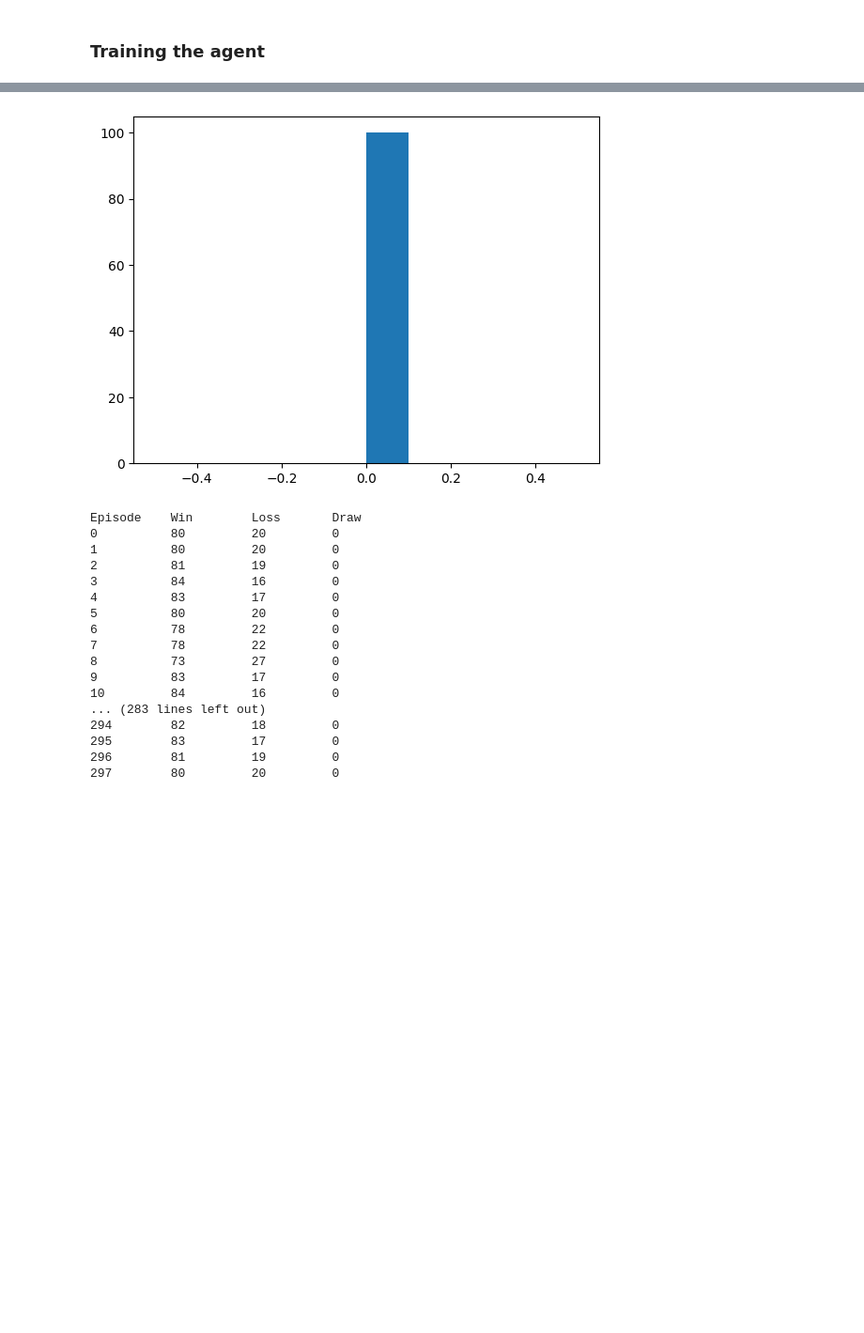
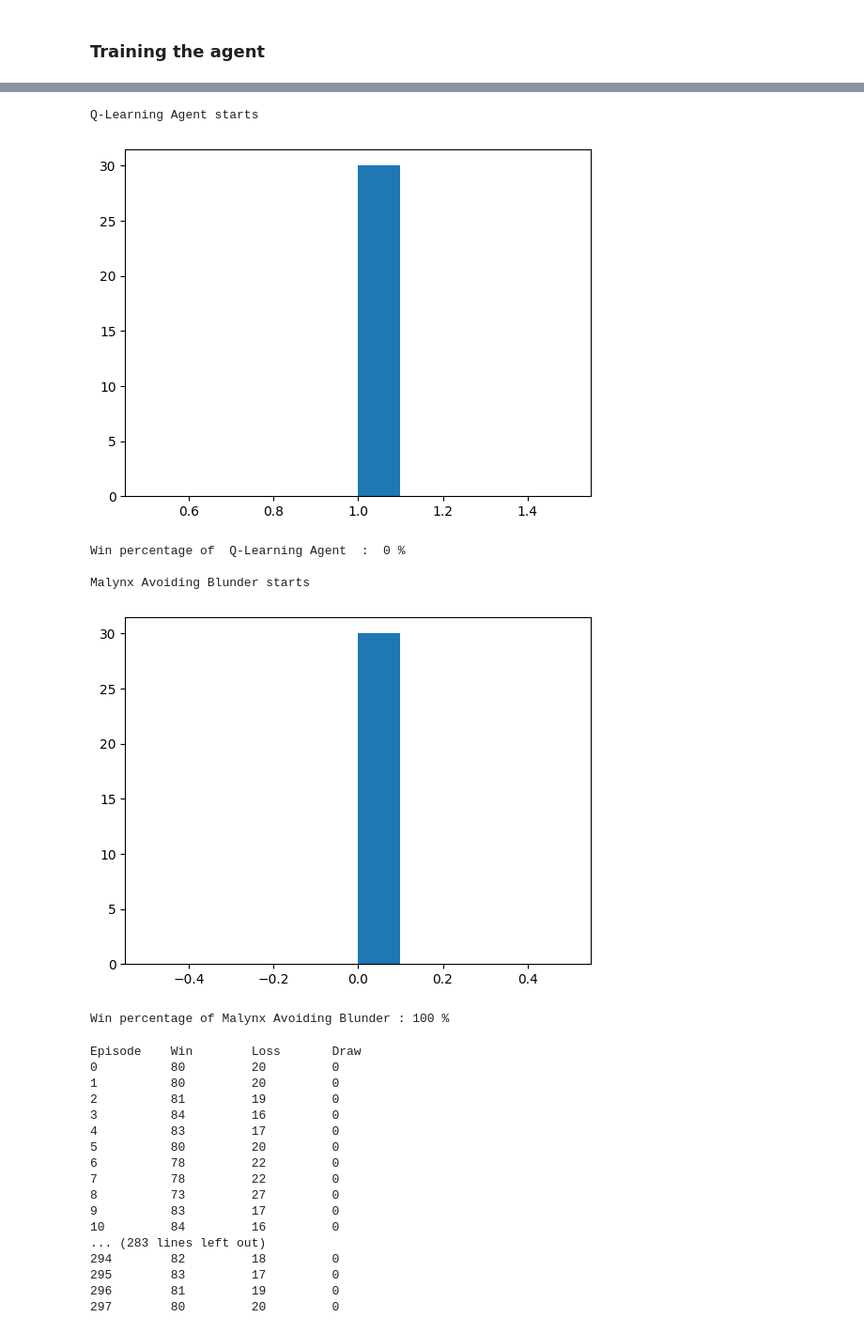
Before and after one commit to faustine-malatray/Puissance_Quatre_RL, a Jupyter notebook: project_starter_q_learner.ipynb, the cells around one changed output, grey strips where cells are left out. Shown at 94% size. Saved outputs shown, nothing was run; the diff lists cells and outputs as text; code cells hidden in the pictures; blank space fills up the shorter version.

```diff
--- a/project_starter_q_learner.ipynb
+++ b/project_starter_q_learner.ipynb
@@ -522,8 +404,23 @@ Player 0: Q-Learning Agent won
-# %%
-plt.hist([play_game(env, agent0, agent1, display=False) for _ in range(100)])
-plt.show()
-# %% [output]
-[figure, removed]
+# %%
+print(agent0.name, 'starts')
+L = [play_game(env, agent0, agent1, display=False) for _ in range(30)]
+plt.hist(L)
+plt.show()
+print('Win percentage of ', agent0.name, ' : ', int(100*(len(L) - sum(L)) /len(L)), '%\n')
+
+print(agent1.name, 'starts')
+L = [play_game(env, agent1, agent0, display=False) for _ in range(30)]
+plt.hist(L)
+plt.show()
+print('Win percentage of', agent1.name, ':', int(100*(len(L) - sum(L)) /len(L)), '%\n')
+# %% [output]
+Q-Learning Agent starts
+[figure, added]
+Win percentage of  Q-Learning Agent  :  0 %
+
+Malynx Avoiding Blunder starts
+[figure, added]
+Win percentage of Malynx Avoiding Blunder : 100 %
 # %%
 train(agent, opponent, N_episodes=500, N_games=100, first_player=False)
 # %% [output]
```
Also changed, not shown: parts of 15 cells of this notebook, 1 other file.
